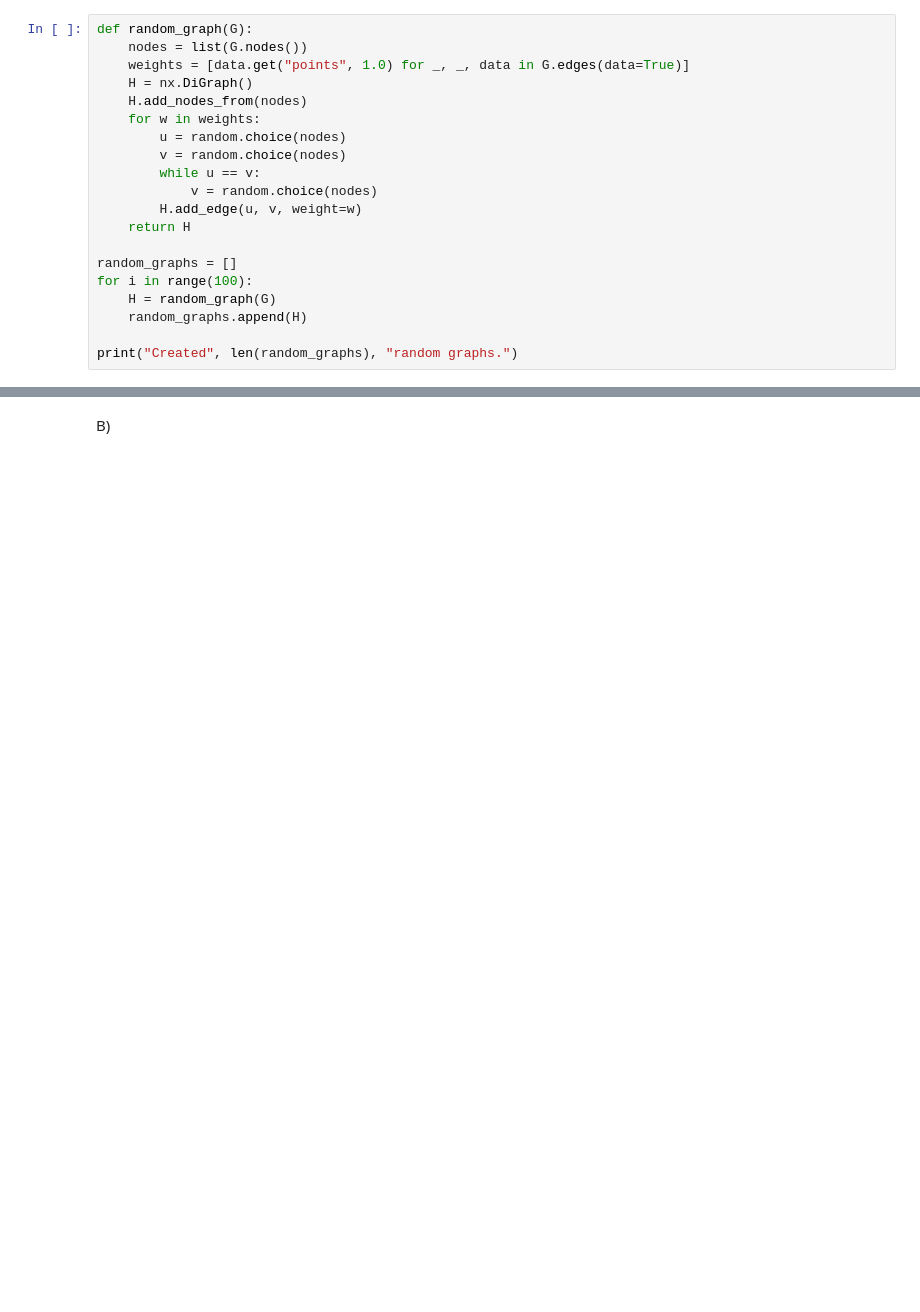
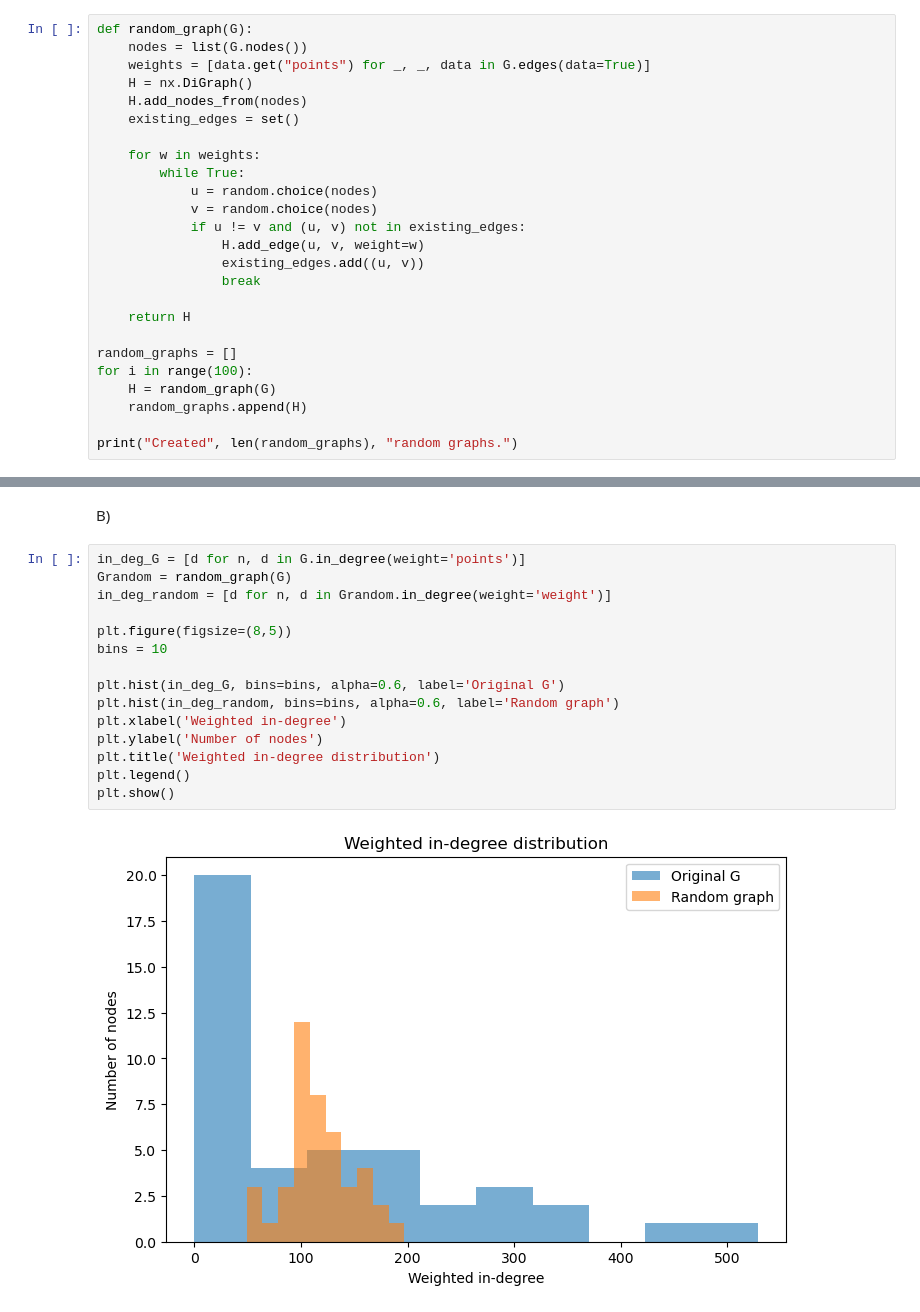
Before and after one commit to TJMAKINEN/dm, a Jupyter notebook: 5/networkxappendix.ipynb.ipynb, the cells around one changed output, grey strips where cells are left out. Cells and saved outputs as stored; diff of their text form; blank space fills up the shorter version.

```diff
--- a/5/networkxappendix.ipynb.ipynb
+++ b/5/networkxappendix.ipynb.ipynb
@@ -146,15 +146,20 @@ print(nx.average_clustering(G,  weight='points'))
 # %%
 def random_graph(G):
     nodes = list(G.nodes())
-    weights = [data.get("points", 1.0) for _, _, data in G.edges(data=True)]
+    weights = [data.get("points") for _, _, data in G.edges(data=True)]
     H = nx.DiGraph()
     H.add_nodes_from(nodes)
+    existing_edges = set()
+
     for w in weights:
-        u = random.choice(nodes)
-        v = random.choice(nodes)
-        while u == v:
+        while True:
+            u = random.choice(nodes)
             v = random.choice(nodes)
-        H.add_edge(u, v, weight=w)
+            if u != v and (u, v) not in existing_edges:
+                H.add_edge(u, v, weight=w)
+                existing_edges.add((u, v))
+                break
+
     return H
 
 random_graphs = []
@@ -181,2 +186,19 @@ Barely any communities
 # %% [markdown]
 B)
+# %%
+in_deg_G = [d for n, d in G.in_degree(weight='points')]
+Grandom = random_graph(G)
+in_deg_random = [d for n, d in Grandom.in_degree(weight='weight')]
+
+plt.figure(figsize=(8,5))
+bins = 10
+
+plt.hist(in_deg_G, bins=bins, alpha=0.6, label='Original G')
+plt.hist(in_deg_random, bins=bins, alpha=0.6, label='Random graph')
+plt.xlabel('Weighted in-degree')
+plt.ylabel('Number of nodes')
+plt.title('Weighted in-degree distribution')
+plt.legend()
+plt.show()
+# %% [output]
+[figure, added]
```
Also changed, not shown: parts of 3 cells of this notebook.
